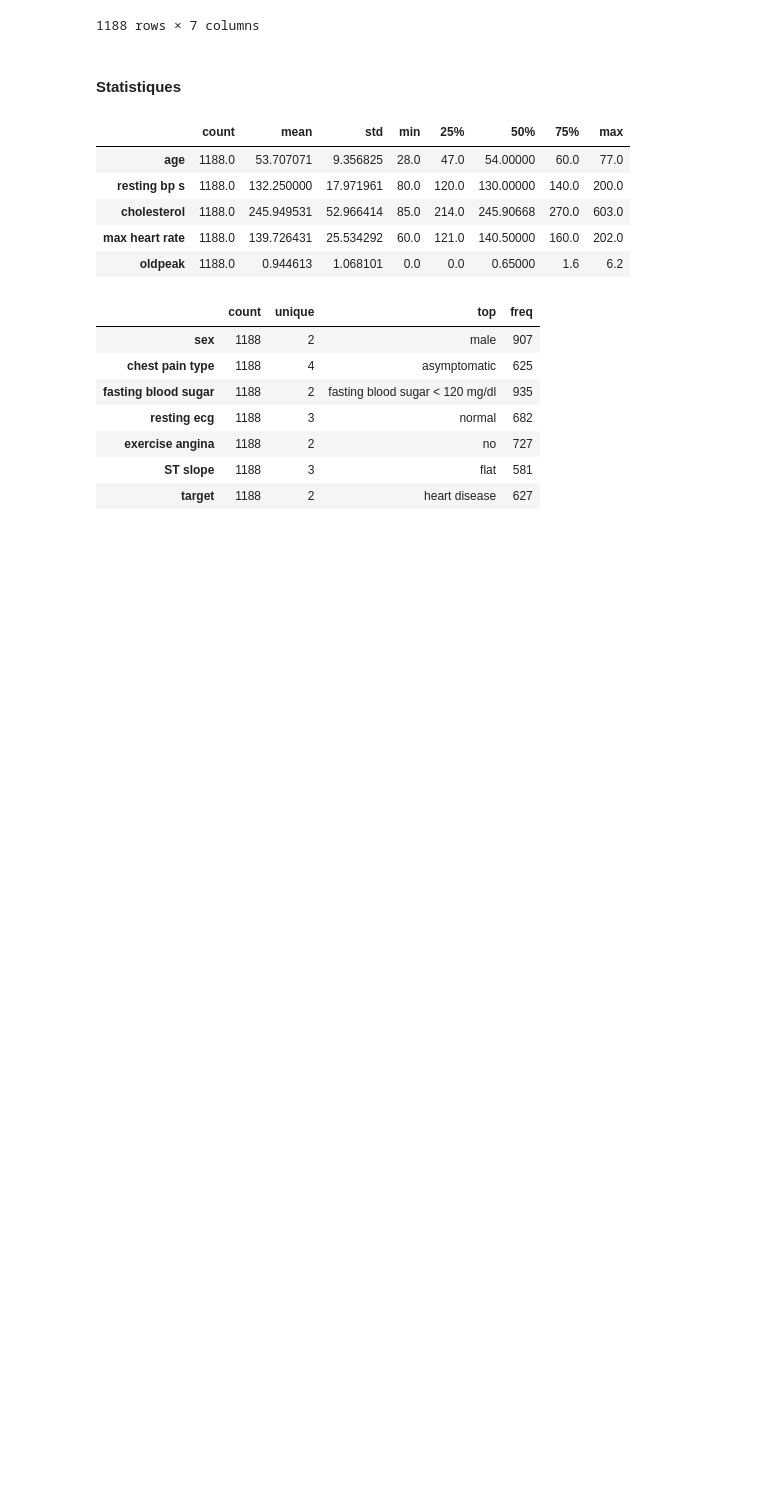
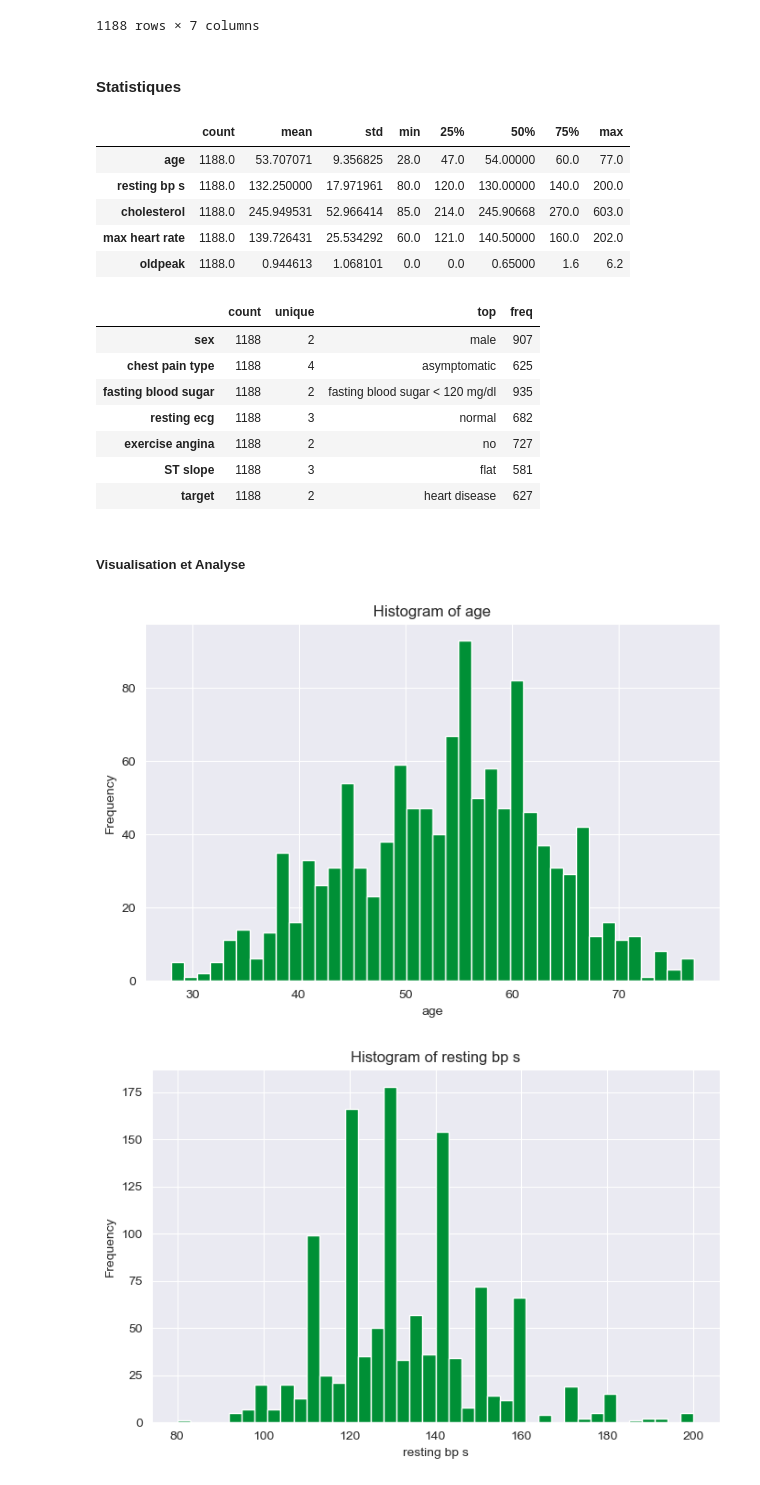
Before and after one commit to OthmaneSelloum/Heart-disease-prediction, a Jupyter notebook: Prediction Notebook.ipynb, the cells around one changed output. Saved outputs shown, nothing was run; the diff lists cells and outputs as text; code cells hidden in the pictures; blank space fills up the shorter version.

Commit message:
Visualisation

```diff
--- a/Prediction Notebook.ipynb
+++ b/Prediction Notebook.ipynb
@@ -208,3 +208,18 @@ categorical_variables.describe().T
 | exercise angina | 1188 | 2 | no | 727 |
 | ST slope | 1188 | 3 | flat | 581 |
 | target | 1188 | 2 | heart disease | 627 |
+# %% [markdown]
+##### Visualisation et Analyse
+# %%
+for column in numerical_variables:
+    # Histogram
+    plt.figure(figsize=(8, 5))
+    plt.hist(data[column], bins=40, color='#009036', edgecolor='white')
+    plt.title('Histogram of ' + column)
+    plt.xlabel(column)
+    plt.ylabel('Frequency')
+
+    plt.show()
+# %% [output]
+[figure, added]
+[figure, added]
```
Also changed, not shown: parts of 7 cells of this notebook.
